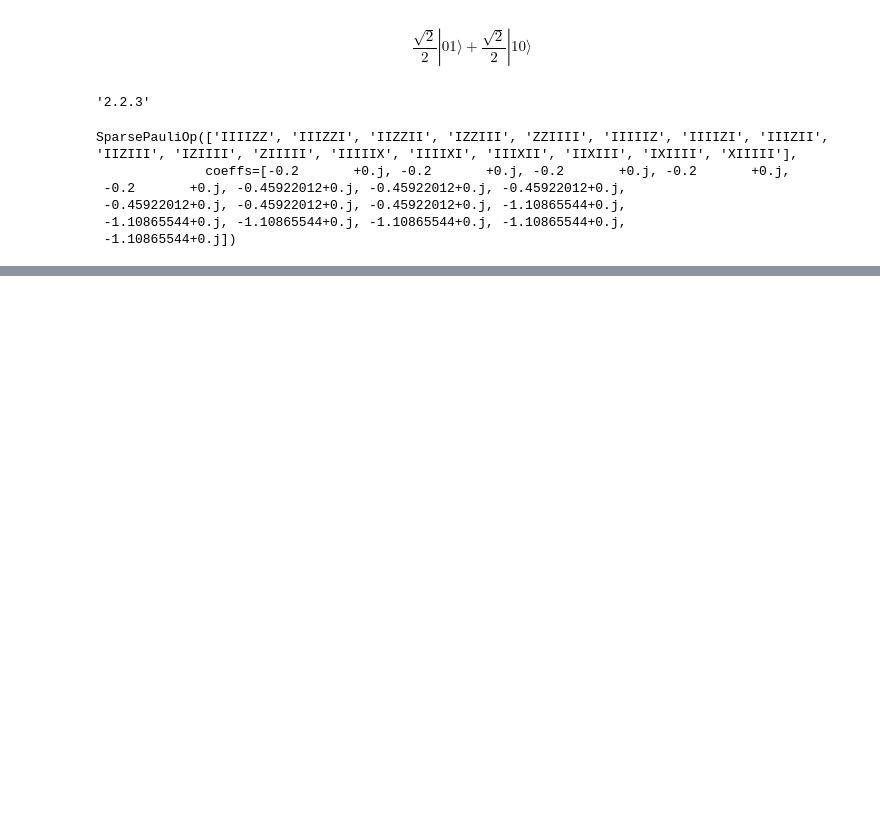
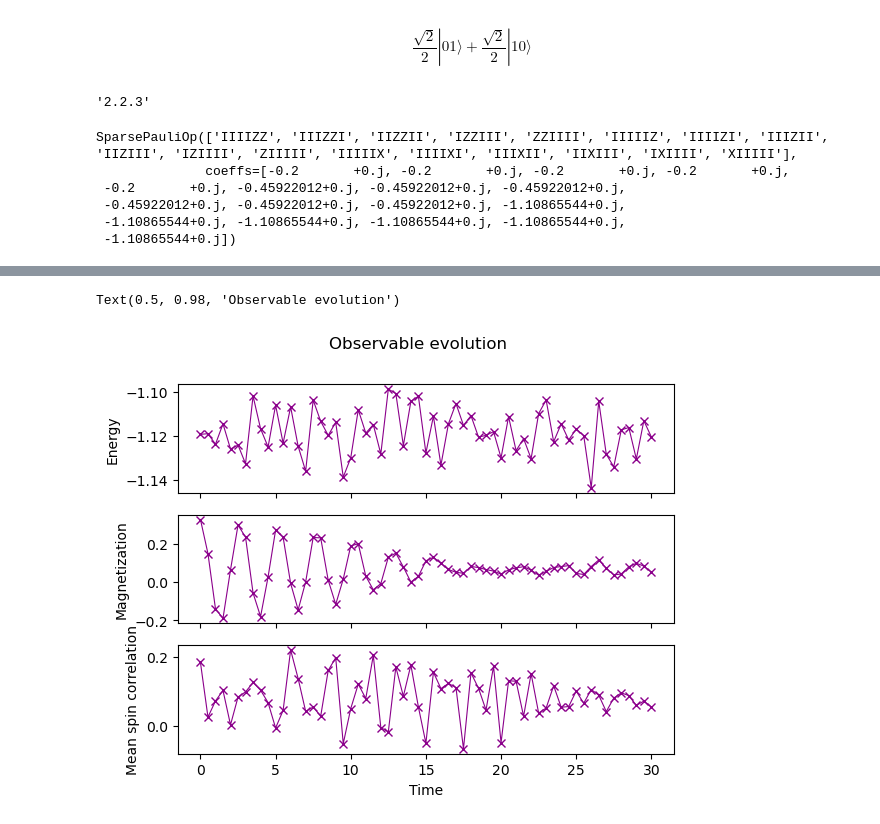
Before and after one commit to Takshit-Jewlia/VQE-tj, a Jupyter notebook: Time Evolution/JCM_Two_lvl.ipynb, the cells around one changed output, grey strips where cells are left out. Drawn from its saved outputs; the diff is of its cells as text; code cells hidden in the pictures; blank space fills up the shorter version.

```diff
--- a/Time Evolution/JCM_Two_lvl.ipynb
+++ b/Time Evolution/JCM_Two_lvl.ipynb
@@ -66,0 +107,12 @@ SparsePauliOp(['IIIIZZ', 'IIIZZI', 'IIZZII', 'IZZIII', 'ZZIIII', 'IIIIIZ', 'IIII
+# %%
+magnetization = (
+    SparsePauliOp.from_sparse_list(
+        [("Z", [i], 1.0) for i in range(0, n_qubits)], num_qubits=n_qubits
+    )
+    / n_qubits
+)
+correlation = SparsePauliOp.from_sparse_list(
+    [("ZZ", [i, i + 1], 1.0) for i in range(0, n_qubits - 1)], num_qubits=n_qubits
+) / (n_qubits - 1)
+print("magnetization : ", magnetization)
+print("correlation : ", correlation)
@@ -67,3 +186,29 @@ SparsePauliOp(['IIIIZZ', 'IIIZZI', 'IIZZII', 'IZZIII', 'ZZIIII', 'IIIIIZ', 'IIII
+# %%
+fig, axes = plt.subplots(3, sharex=True)
+times = np.linspace(0, evolution_time, num_timesteps + 1)  # includes initial state
+axes[0].plot(
+    times,
+    energy_array,
+    label="First order",
+    marker="x",
+    c="darkmagenta",
+    ls="-",
+    lw=0.8,
+)
+axes[1].plot(
+    times, mag_array, label="First order", marker="x", c="darkmagenta", ls="-", lw=0.8
+)
+axes[2].plot(
+    times, corr_array, label="First order", marker="x", c="darkmagenta", ls="-", lw=0.8
+)
+axes[0].set_ylabel("Energy")
+axes[1].set_ylabel("Magnetization")
+axes[2].set_ylabel("Mean spin correlation")
+axes[2].set_xlabel("Time")
+fig.suptitle("Observable evolution")
+# %% [output]
+Text(0.5, 0.98, 'Observable evolution')
+[figure, added]
 # %%
 jcm_hamiltonian = SparsePauliOp(['II','ZI','XX','YY'],[0.5,0.5,2*1.414,1] )
 jcm_hamiltonian
```
Also changed, not shown: parts of 13 cells of this notebook, 4 other files.
